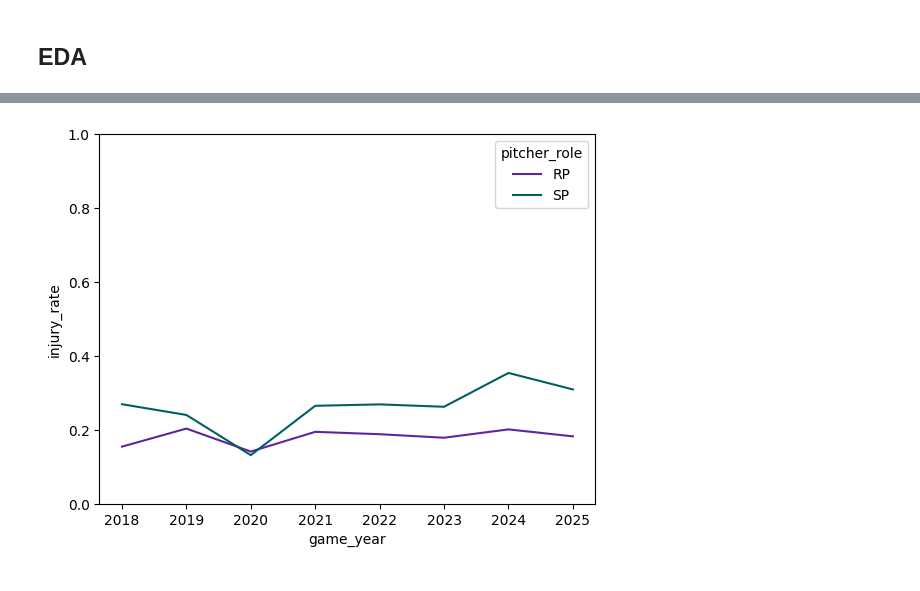
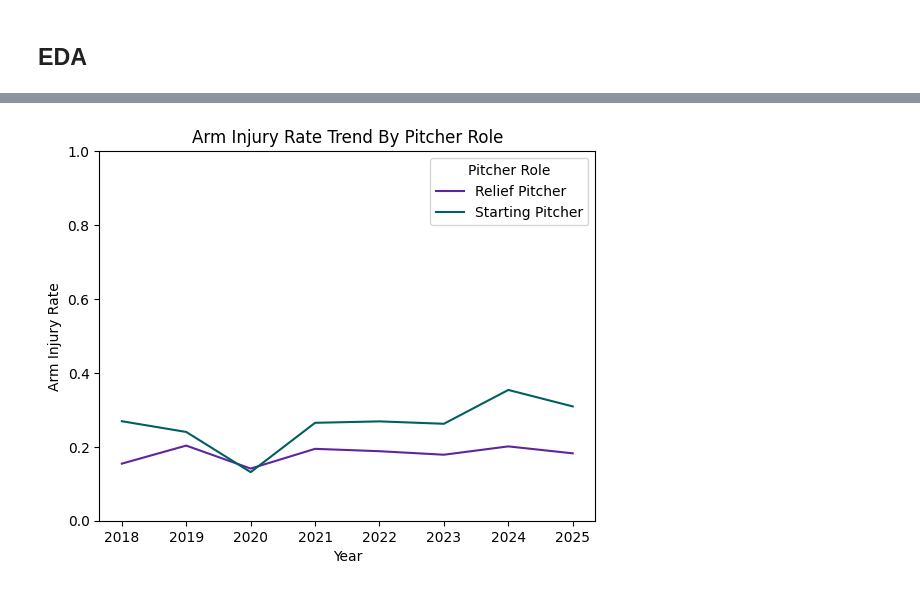
Before and after one commit to SatrunsDream/Workload-effect-on-pitcher-injury, a Jupyter notebook: EDA.ipynb, the cells around one changed output, grey strips where cells are left out. Saved outputs shown, nothing was run; the diff lists cells and outputs as text; code cells hidden in the pictures.

```diff
--- a/EDA.ipynb
+++ b/EDA.ipynb
@@ -571,16 +545,20 @@ pitcher_data_w_injuries
 # %%
 injuries = pitcher_data_w_injuries.groupby(['game_year', 'pitcher_role'])['had_arm_injury_this_year'].sum().reset_index().copy()
 denom = pitcher_data_w_injuries.groupby(['game_year', 'pitcher_role'])['pitcher'].nunique().reset_index(name='num_pitchers')
 rates = injuries.merge(denom, on=['game_year', 'pitcher_role'])
 rates['injury_rate'] = rates['had_arm_injury_this_year'] / rates['num_pitchers']
 
 palette = {"SP": teal_color, "RP": purple_color}
 plt.figure()
-sns.lineplot(data=rates, x='game_year', y='injury_rate', hue='pitcher_role', palette=palette)
+ax = sns.lineplot(data=rates, x='game_year', y='injury_rate', hue='pitcher_role', palette=palette)
 plt.ylim(0, 1)
 plt.xlabel('Year')
 plt.ylabel('Arm Injury Rate')
-plt.title('Arm Injury Rate v')
+plt.title('Arm Injury Rate Trend By Pitcher Role')
+handles, labels = ax.get_legend_handles_labels()
+label_map = {"SP": "Starting Pitcher", "RP": "Relief Pitcher"}
+labels = [label_map.get(l, l) for l in labels]
+ax.legend(handles, labels, title="Pitcher Role")
 plt.show()
 # %% [output]
-[figure, old version]
+[figure, new version]
```
Also changed, not shown: parts of 5 cells of this notebook.
